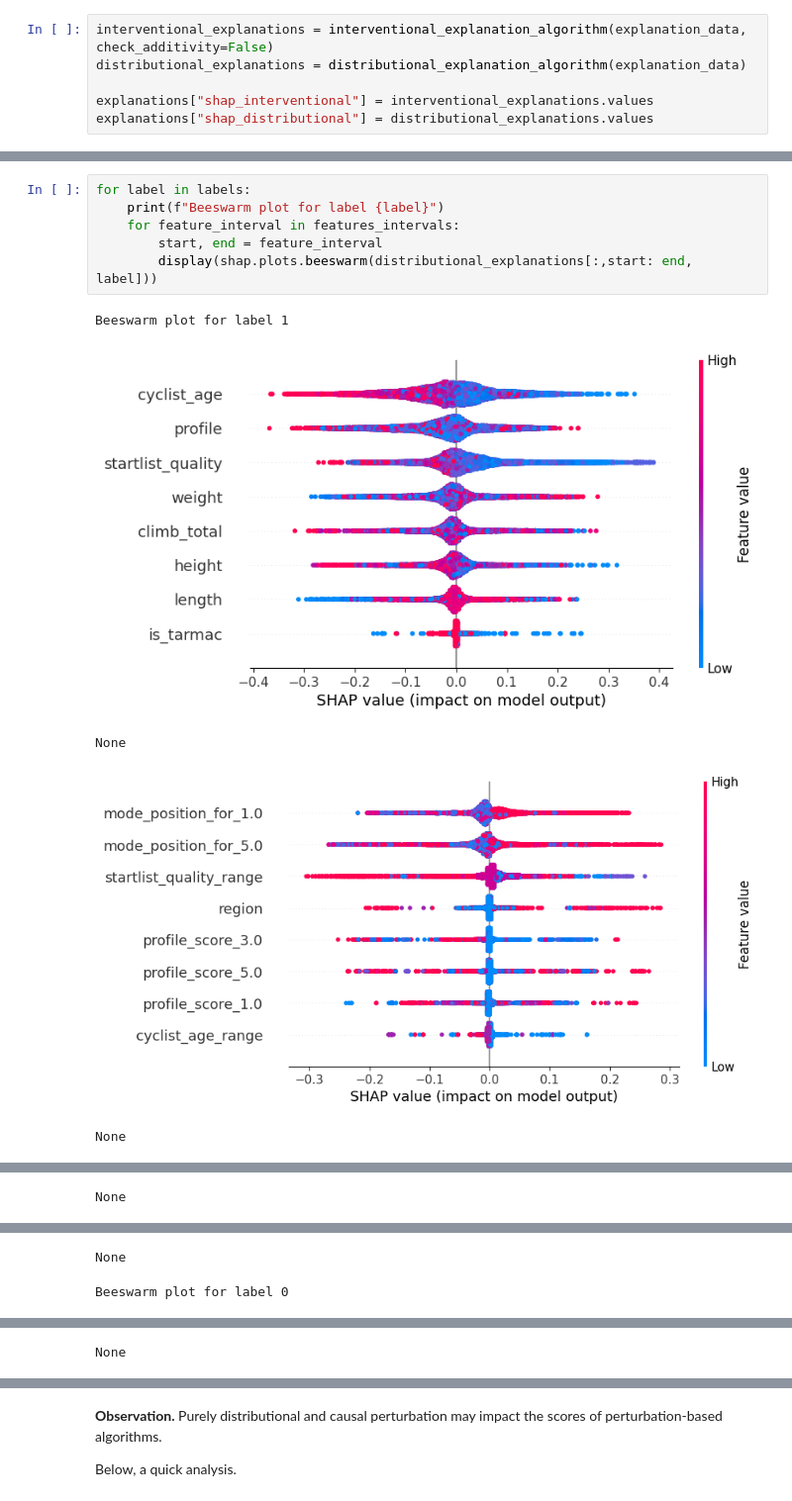
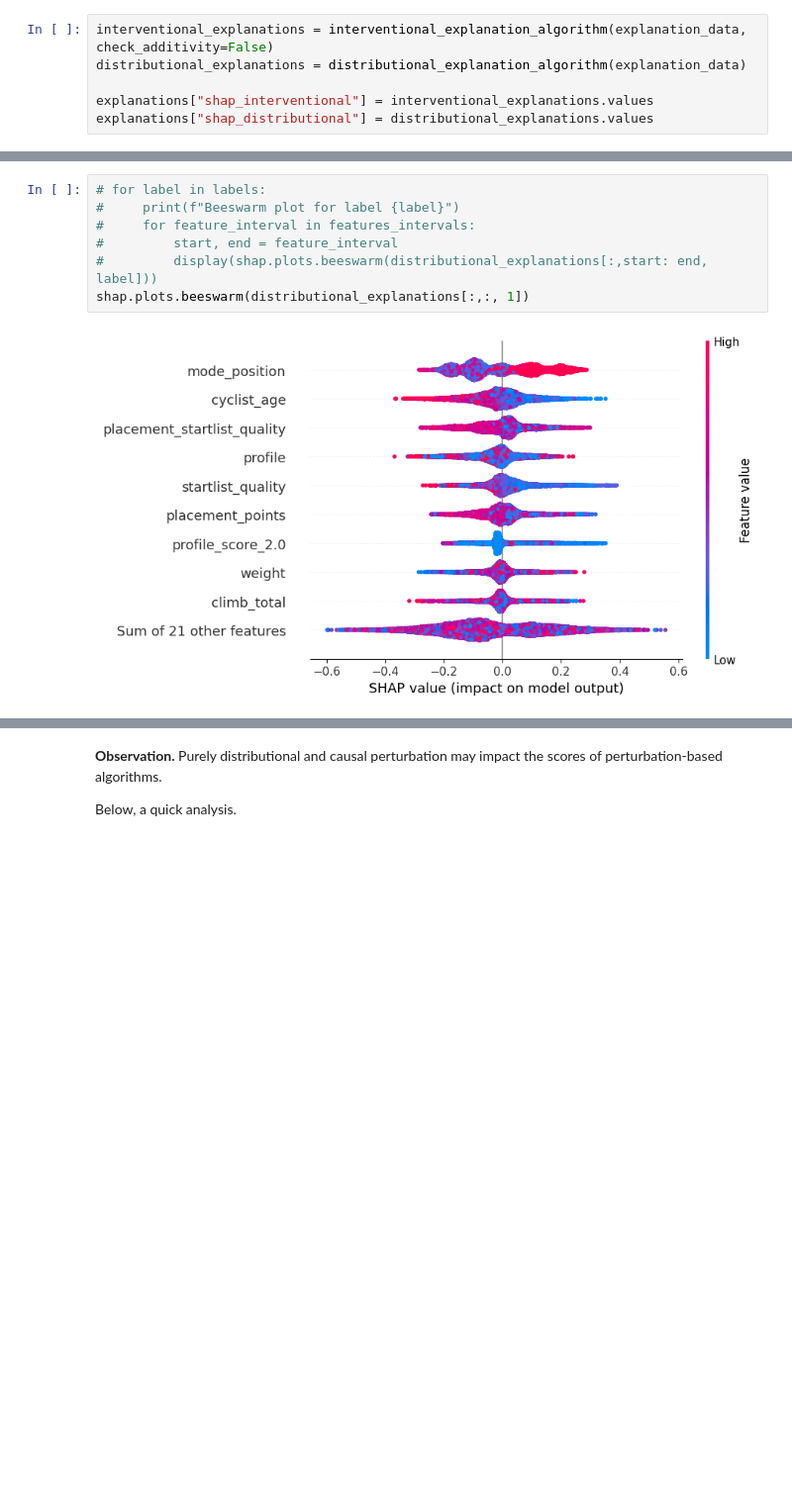
Before and after one commit to robertodr01/Cycling-Performance-Prediction-Explainable-AI, a Jupyter notebook: ipynb_files/5_xai.ipynb, the cells around one changed output, grey strips where cells are left out. Shown at 99% size. Saved outputs shown, nothing was run; the diff lists cells and outputs as text; blank space fills up the shorter version.

```diff
--- a/ipynb_files/5_xai.ipynb
+++ b/ipynb_files/5_xai.ipynb
@@ -156,12 +148,9 @@ None
 # %%
-for label in labels:
-    print(f"Beeswarm plot for label {label}")
-    for feature_interval in features_intervals:
-        start, end = feature_interval
-        display(shap.plots.beeswarm(distributional_explanations[:,start: end, label]))
+# for label in labels:
+#     print(f"Beeswarm plot for label {label}")
+#     for feature_interval in features_intervals:
+#         start, end = feature_interval
+#         display(shap.plots.beeswarm(distributional_explanations[:,start: end, label]))
+shap.plots.beeswarm(distributional_explanations[:,:, 1])
 # %% [output]
-Beeswarm plot for label 1
-[figure, old version]
+[figure, new version]
-None
-[figure, removed]
-None
@@ -169 +156,0 @@ None
-None
@@ -171,2 +156,0 @@ None
-None
-Beeswarm plot for label 0
@@ -174 +156,0 @@ Beeswarm plot for label 0
-None
```
Also changed, not shown: parts of 18 cells of this notebook, 2 other files.
